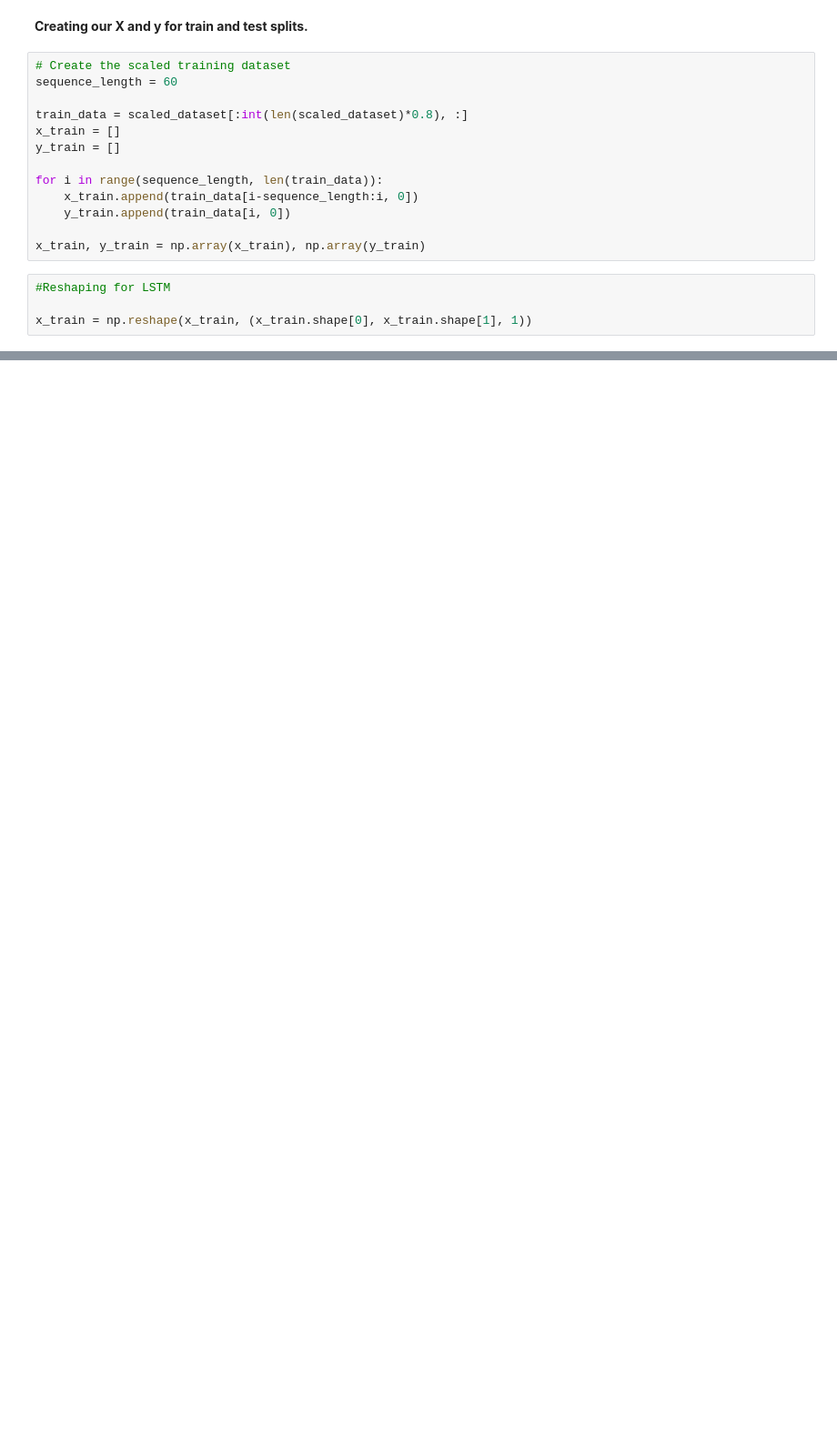
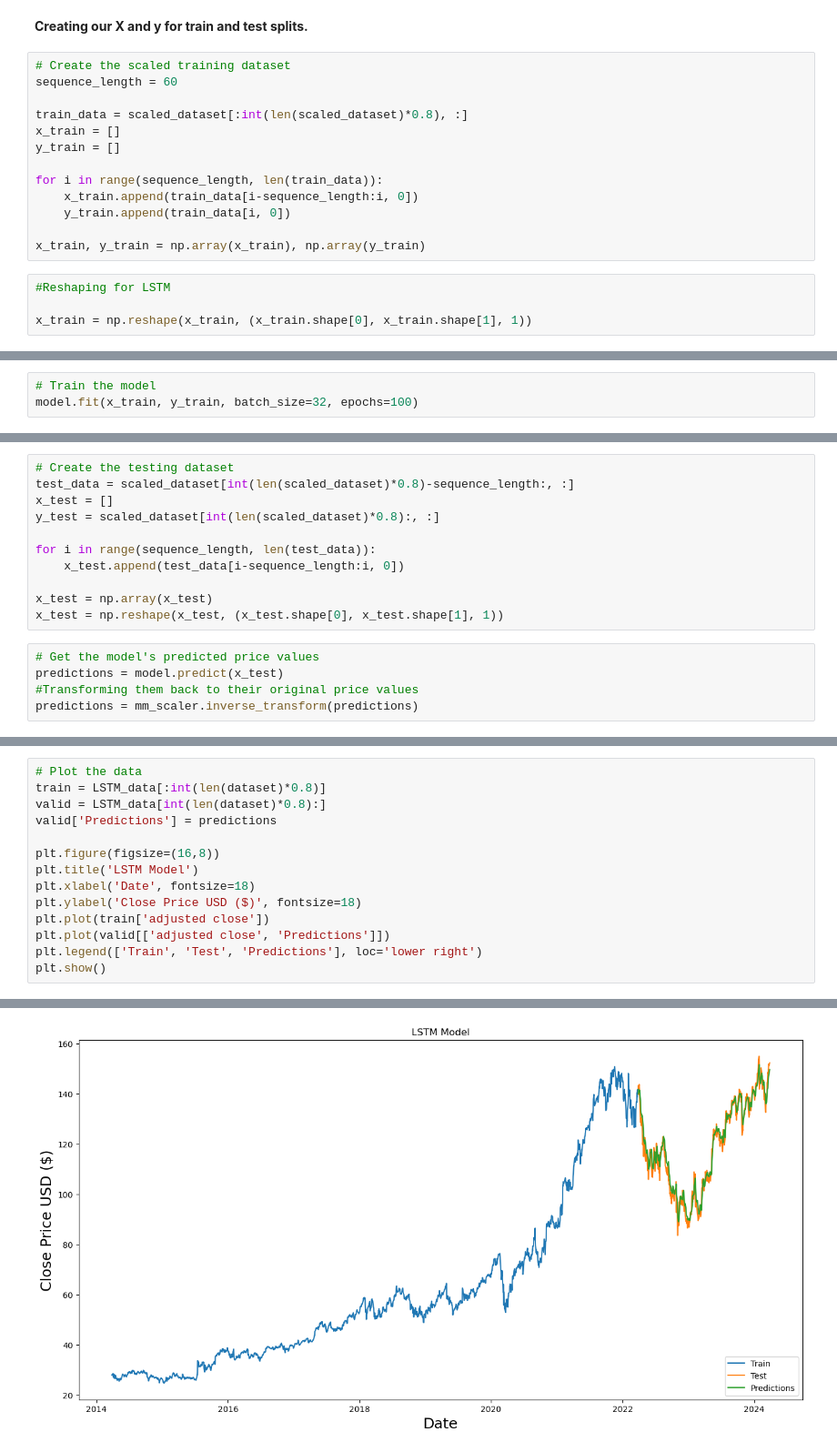
Before and after one commit to Efflorescence01/Stock_Prediction_Cap, a Jupyter notebook: Stock Modeling/Stock_Modeling.ipynb, the cells around one changed output, grey strips where cells are left out. Shown: that part at 91% size. Drawn from its saved outputs; the diff is of its cells as text; blank space fills up the shorter version.

```diff
--- a/Stock Modeling/Stock_Modeling.ipynb
+++ b/Stock Modeling/Stock_Modeling.ipynb
@@ -387,0 +356,3 @@ ModuleNotFoundError: No module named 'tensorflow'
+# %%
+# Train the model
+model.fit(x_train, y_train, batch_size=32, epochs=100)
@@ -387,0 +378,16 @@ ModuleNotFoundError: No module named 'tensorflow'
+# %%
+# Create the testing dataset
+test_data = scaled_dataset[int(len(scaled_dataset)*0.8)-sequence_length:, :]
+x_test = []
+y_test = scaled_dataset[int(len(scaled_dataset)*0.8):, :]
+
+for i in range(sequence_length, len(test_data)):
+    x_test.append(test_data[i-sequence_length:i, 0])
+
+x_test = np.array(x_test)
+x_test = np.reshape(x_test, (x_test.shape[0], x_test.shape[1], 1))
+# %%
+# Get the model's predicted price values
+predictions = model.predict(x_test)
+#Transforming them back to their original price values
+predictions = mm_scaler.inverse_transform(predictions)
@@ -387,0 +396,15 @@ ModuleNotFoundError: No module named 'tensorflow'
+# %%
+# Plot the data
+train = LSTM_data[:int(len(dataset)*0.8)]
+valid = LSTM_data[int(len(dataset)*0.8):]
+valid['Predictions'] = predictions
+
+plt.figure(figsize=(16,8))
+plt.title('LSTM Model')
+plt.xlabel('Date', fontsize=18)
+plt.ylabel('Close Price USD ($)', fontsize=18)
+plt.plot(train['adjusted close'])
+plt.plot(valid[['adjusted close', 'Predictions']])
+plt.legend(['Train', 'Test', 'Predictions'], loc='lower right')
+plt.show()
+# %% [output]
@@ -387,0 +416 @@ ModuleNotFoundError: No module named 'tensorflow'
+[figure, added]
```
Also changed, not shown: parts of 13 cells of this notebook.
